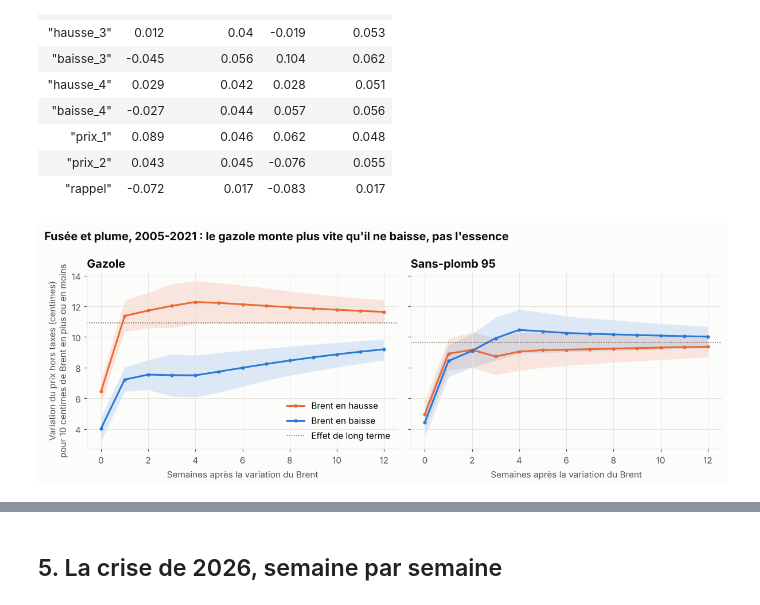
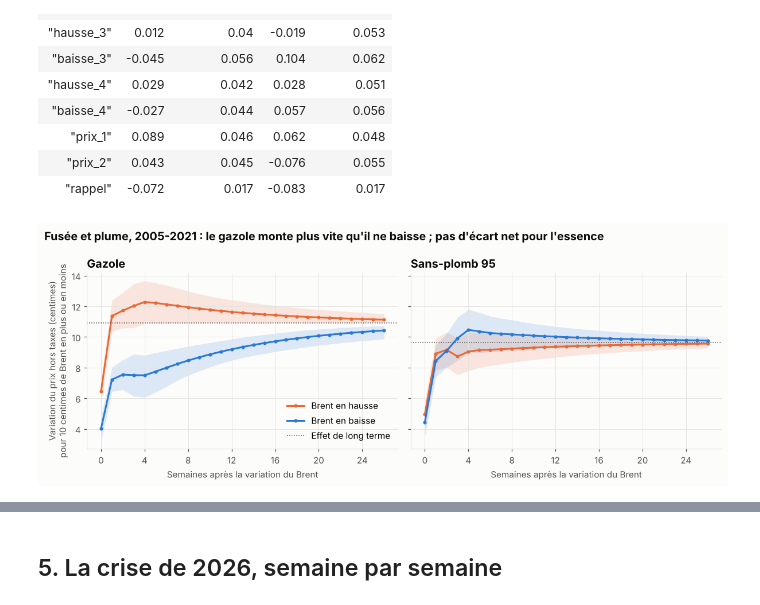
Before and after one commit to nitescuale/prix-carburants-bornes, a Jupyter notebook: notebooks/03_fusee_et_plume.ipynb, the cells around one changed output, grey strips where cells are left out. Saved outputs shown, nothing was run; the diff lists cells and outputs as text; code cells hidden in the pictures.

```diff
--- a/notebooks/03_fusee_et_plume.ipynb
+++ b/notebooks/03_fusee_et_plume.ipynb
@@ -79,8 +79,11 @@ hebdo = (
         taxes_gazole=pl.col("gazole_ttc") - pl.col("gazole_ht"),
     )
 )
-semaines_attendues = (hebdo["date"].max() - hebdo["date"].min()).days // 7 + 1
-chiffres["semaines"], chiffres["semaines_manquantes"] = hebdo.height, semaines_attendues - hebdo.height
-print(f"{hebdo.height} semaines du {hebdo['date'].min()} au {hebdo['date'].max()} ({semaines_attendues - hebdo.height} semaines sans bulletin)")
+grille = pl.DataFrame({"date": pl.date_range(hebdo["date"].min(), hebdo["date"].max(), "1w", eager=True)})
+manquantes = grille.join(hebdo, on="date", how="anti")["date"]
+chiffres["semaines"], chiffres["semaines_manquantes"] = hebdo.height, manquantes.len()
+chiffres["derniere_manquante"] = manquantes.max().year
+print(f"{hebdo.height} semaines du {hebdo['date'].min()} au {hebdo['date'].max()}, {manquantes.len()} sans bulletin :")
+print(", ".join(f"{d:%d/%m/%Y}" for d in manquantes))
 hebdo.tail(3)
 # %% [output]
@@ -104,13 +110,16 @@ stations = (
 )
 comparaison = (
     stations.pivot(on="carburant", index="semaine", values="moyenne")
-    .join(bulletin, left_on="semaine", right_on="date")
+    .with_columns(date=pl.col("semaine") + pl.duration(weeks=1))
+    .join(bulletin, on="date")
     .drop_nulls(["Gazole", "SP95"])
     .with_columns(ecart_gazole=pl.col("Gazole") - pl.col("gazole_ttc"), ecart_sp95=pl.col("SP95") - pl.col("sp95_ttc"))
 )
 for carburant, nom in [("gazole", "Gazole"), ("sp95", "SP95")]:
     ecart = comparaison[f"ecart_{carburant}"]
     chiffres[f"correlation_{carburant}"] = np.corrcoef(comparaison[nom], comparaison[f"{carburant}_ttc"])[0, 1]
+    variations = comparaison.select(pl.col(nom, f"{carburant}_ttc").diff()).drop_nulls()
+    chiffres[f"correlation_variations_{carburant}"] = np.corrcoef(variations[nom], variations[f"{carburant}_ttc"])[0, 1]
     chiffres[f"ecart_stations_{carburant}"] = ecart.mean()
     chiffres[f"ecart_stations_{carburant}_p05"], chiffres[f"ecart_stations_{carburant}_p95"] = ecart.quantile(0.05), ecart.quantile(0.95)
 chiffres["semaines_comparees"] = comparaison.height
@@ -196,6 +205,8 @@ for carburant in ["gazole", "sp95"]:
     chiffres[f"marge_{carburant}_2005_2021"] = avant[f"marge_{carburant}"].mean()
     chiffres[f"marge_{carburant}_2023_2025"] = hebdo.filter(pl.col("date").dt.year().is_between(2023, 2025))[f"marge_{carburant}"].mean()
     chiffres[f"marge_{carburant}_2026"] = annee(2026, f"marge_{carburant}")  # janvier à mi-octobre
+    chiffres[f"marge_{carburant}_2022"] = annee(2022, f"marge_{carburant}")
+chiffres["marge_gazole_fevrier_2022"] = hebdo.filter(pl.col("date").is_between(date(2022, 1, 1), date(2022, 2, 21)))["marge_gazole"].mean()
 pointe = hebdo.filter(pl.col("date").dt.year() == 2026).sort("marge_gazole").row(-1, named=True)
 chiffres["marge_gazole_pointe"] = pointe["marge_gazole"]
 print("Pointe de 2026 :", pointe["date"], round(pointe["marge_gazole"], 3))
@@ -204,8 +215,8 @@ for carburant, couleur, nom in [("gazole", BLEU, "Gazole"), ("sp95", ORANGE, "Sa
     lisse = hebdo.select("date", pl.col(f"marge_{carburant}").rolling_mean(4, min_samples=2))
     ax.plot(lisse["date"], lisse[f"marge_{carburant}"] * 100, color=couleur, linewidth=1.4, label=nom)
 ax.axhline(chiffres["marge_gazole_2005_2021"] * 100, color=BLEU, linestyle=":", linewidth=1, label="Gazole, moyenne 2005-2021")
-ax.axvspan(date(2022, 2, 24), date(2022, 12, 31), color=GRILLE, alpha=0.5, linewidth=0)
-ax.annotate("Guerre en Ukraine", (date(2022, 3, 1), 72), color=TEXTE_2, fontsize=9)
+ax.axvspan(date(2022, 4, 1), date(2022, 12, 31), color=GRILLE, alpha=0.5, linewidth=0)
+ax.annotate("Remise à la pompe\n(rajoutée au prix)", (date(2022, 4, 15), 66), color=TEXTE_2, fontsize=9)
 ax.set_ylabel("Centimes par litre (moyenne sur 4 semaines)")
 ax.set_title("Marge brute (prix hors taxes moins Brent) : un nouveau palier depuis 2022")
 axe_annees(ax)
@@ -233,7 +246,7 @@ $$\Delta p_t = \sum_{i=0}^{4} \left(a^+_i \, \Delta c^+_{t-i} + a^-_i \, \Delta
 On estime d'abord la relation de long terme, puis la dynamique, par moindres carrés avec des écarts-types robustes à l'autocorrélation (Newey-West, 4 semaines). La période principale est **2005-2021** : depuis 2022, la marge change de palier et la relation de long terme du gazole se déforme (voir les variantes plus bas). Le code est dans `carburants.transmission`, testé sur des données simulées dont on connaît l'asymétrie.
 # %%
 PERIODE = (date(2005, 1, 1), date(2021, 12, 31))
-HORIZON = 12
+HORIZON = 26
 
 def serie(carburant, debut=PERIODE[0], fin=PERIODE[1]):
     return hebdo.filter(pl.col("date").is_between(debut, fin)).select(
@@ -254,8 +267,10 @@ for carburant, modele in modeles.items():
     chiffres[f"wald_{carburant}"] = modele.test_wald()[1]
     chiffres[f"wald0_{carburant}"] = modele.test_wald([0])[1]
     chiffres[f"observations_{carburant}"] = modele.observations
+    chiffres[f"adf_{carburant}"] = modele.adf
+    chiffres[f"demi_vie_{carburant}"] = np.log(0.5) / np.log(1 + modele.coef("rappel"))
     r = reponses[carburant]
-    for h in [0, 1, 4, 8]:
+    for h in [0, 1, 4, 12, 26]:
         for cle in ["hausse", "baisse", "ecart", "ecart_bas", "ecart_haut"]:
             chiffres[f"{cle}_{carburant}_{h}"] = r[cle][h]
     print(f"{carburant} : {modele.observations} semaines, R² = {modele.r2:.2f}, phi = {modele.phi:.2f}, "
@@ -284,21 +299,21 @@ shape: (14, 5)
 # %%
 fig, axes = plt.subplots(1, 2, figsize=(11, 4.2), sharey=True)
 semaines = np.arange(HORIZON + 1)
 for ax, (carburant, nom) in zip(axes, [("gazole", "Gazole"), ("sp95", "Sans-plomb 95")]):
     r = reponses[carburant]
     for sens, couleur, libelle in [("hausse", ORANGE, "Brent en hausse"), ("baisse", BLEU, "Brent en baisse")]:
         ax.fill_between(semaines, r[f"{sens}_bas"] * 10, r[f"{sens}_haut"] * 10, color=couleur, alpha=0.15, linewidth=0)
         ax.plot(semaines, r[sens] * 10, color=couleur, linewidth=2, marker="o", markersize=3, label=libelle)
     ax.axhline(modeles[carburant].phi * 10, color=TEXTE_2, linestyle=":", linewidth=1, label="Effet de long terme")
     ax.set_title(nom)
     ax.set_xlabel("Semaines après la variation du Brent")
-    ax.set_xticks(range(0, HORIZON + 1, 2))
+    ax.set_xticks(range(0, HORIZON + 1, 4))
 axes[0].set_ylabel("Variation du prix hors taxes (centimes)\npour 10 centimes de Brent en plus ou en moins")
 axes[0].legend(loc="lower right", frameon=False)
-fig.suptitle("Fusée et plume, 2005-2021 : le gazole monte plus vite qu'il ne baisse, pas l'essence",
+fig.suptitle("Fusée et plume, 2005-2021 : le gazole monte plus vite qu'il ne baisse ; pas d'écart net pour l'essence",
              x=0.01, ha="left", fontsize=13, fontweight="bold", color=TEXTE)
 fig.tight_layout()
 sauver(fig, "13_fusee_et_plume")
 # %% [output]
-[figure, old version]
+[figure, new version]
 # %% [markdown]
```
Also changed, not shown: parts of 23 cells of this notebook, 7 other files.
